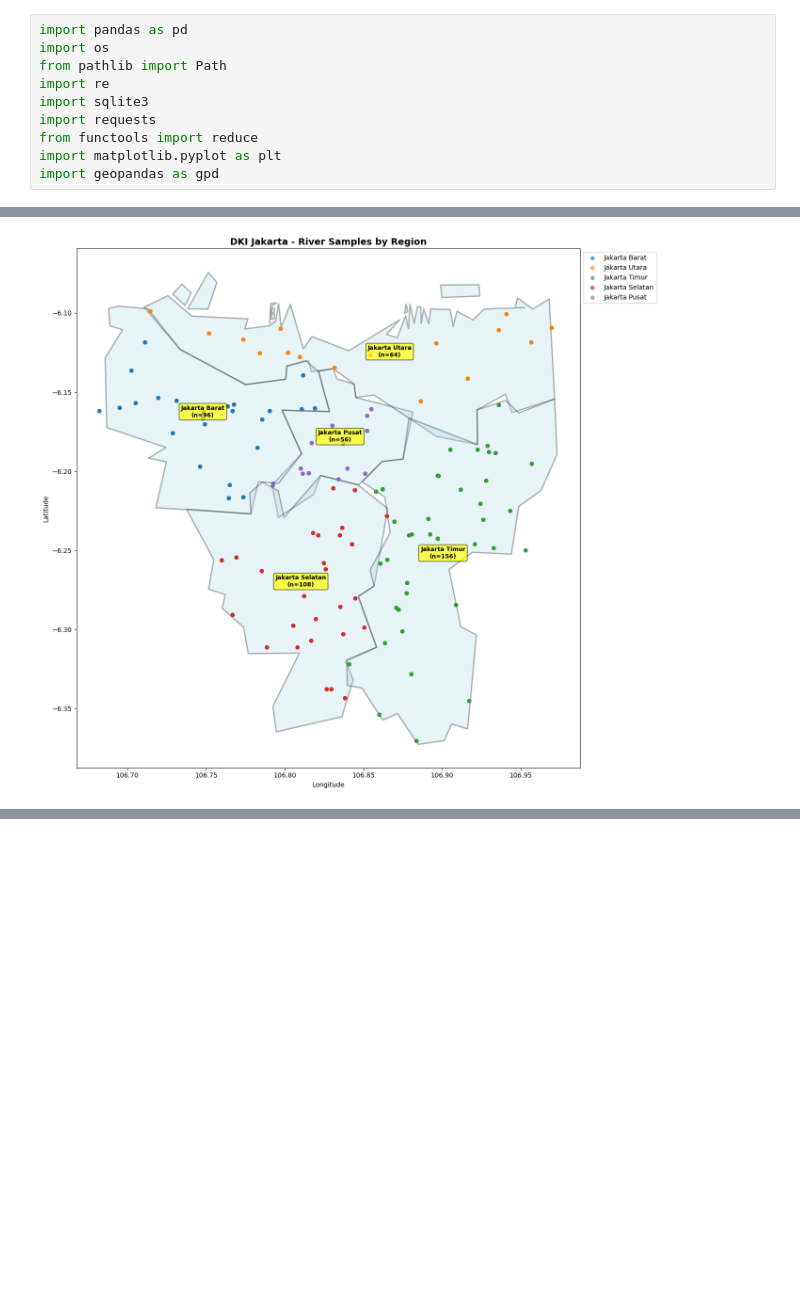
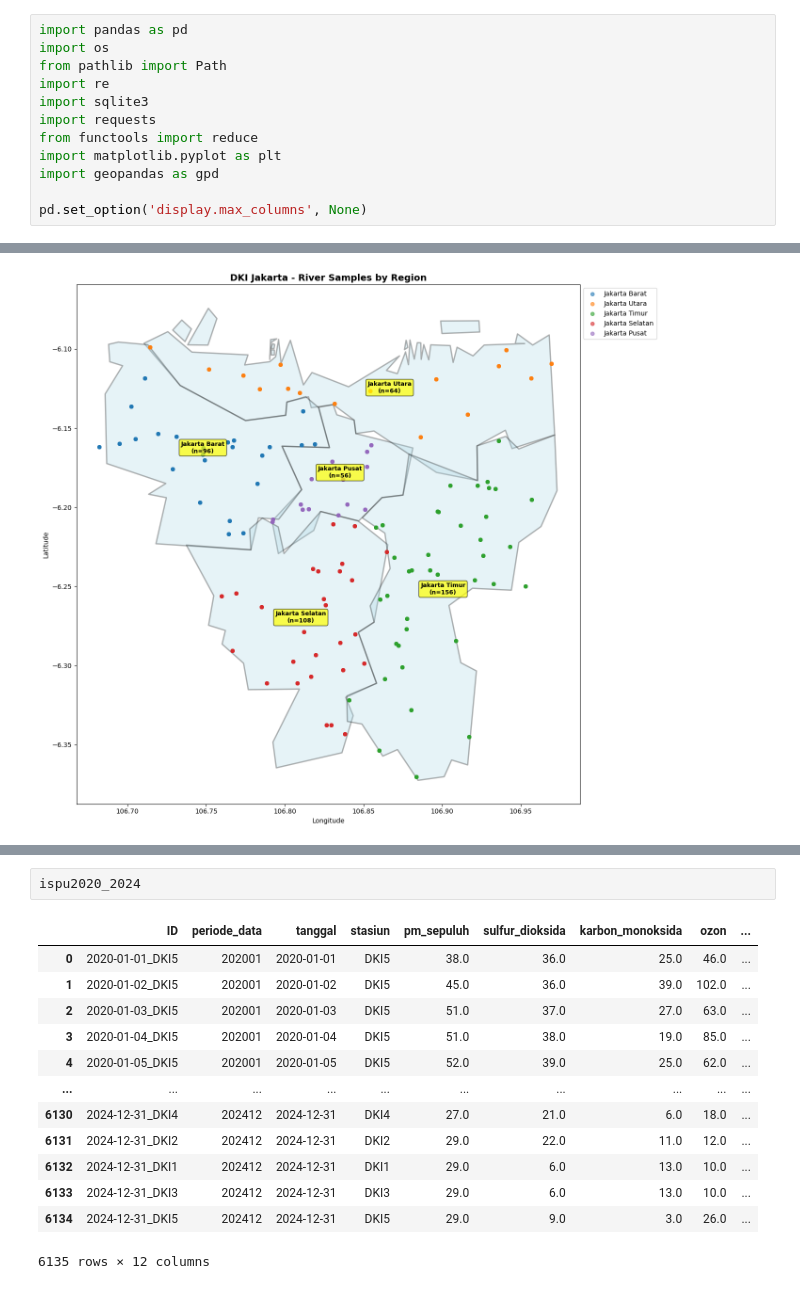
Before and after one commit to DanishRitonga/datavidia-penyisihan, a Jupyter notebook: main.ipynb, the cells around one changed output, grey strips where cells are left out. Cells and saved outputs as stored; diff of their text form; blank space fills up the shorter version.

```diff
--- a/main.ipynb
+++ b/main.ipynb
@@ -30,6 +22,8 @@ import requests
 from functools import reduce
 import matplotlib.pyplot as plt
 import geopandas as gpd
+
+pd.set_option('display.max_columns', None)
 # %%
 stasiun_mapping = {
     'DKI1': 'Jakarta Pusat',
@@ -642,0 +683,16 @@ sungai_df_with_region
+# %%
+ispu2020_2024
+# %% [output]
+|  | ID | periode_data | tanggal | stasiun | pm_sepuluh | sulfur_dioksida | karbon_monoksida | ozon | ... |
+| 0 | 2020-01-01_DKI5 | 202001 | 2020-01-01 | DKI5 | 38.0 | 36.0 | 25.0 | 46.0 | ... |
+| 1 | 2020-01-02_DKI5 | 202001 | 2020-01-02 | DKI5 | 45.0 | 36.0 | 39.0 | 102.0 | ... |
+| 2 | 2020-01-03_DKI5 | 202001 | 2020-01-03 | DKI5 | 51.0 | 37.0 | 27.0 | 63.0 | ... |
+| 3 | 2020-01-04_DKI5 | 202001 | 2020-01-04 | DKI5 | 51.0 | 38.0 | 19.0 | 85.0 | ... |
+| 4 | 2020-01-05_DKI5 | 202001 | 2020-01-05 | DKI5 | 52.0 | 39.0 | 25.0 | 62.0 | ... |
+| ... | ... | ... | ... | ... | ... | ... | ... | ... | ... |
+| 6130 | 2024-12-31_DKI4 | 202412 | 2024-12-31 | DKI4 | 27.0 | 21.0 | 6.0 | 18.0 | ... |
+| 6131 | 2024-12-31_DKI2 | 202412 | 2024-12-31 | DKI2 | 29.0 | 22.0 | 11.0 | 12.0 | ... |
+| 6132 | 2024-12-31_DKI1 | 202412 | 2024-12-31 | DKI1 | 29.0 | 6.0 | 13.0 | 10.0 | ... |
+| 6133 | 2024-12-31_DKI3 | 202412 | 2024-12-31 | DKI3 | 29.0 | 6.0 | 13.0 | 10.0 | ... |
+| 6134 | 2024-12-31_DKI5 | 202412 | 2024-12-31 | DKI5 | 29.0 | 9.0 | 3.0 | 26.0 | ... |
+6135 rows × 12 columns
```
Also changed, not shown: parts of 15 cells of this notebook.
